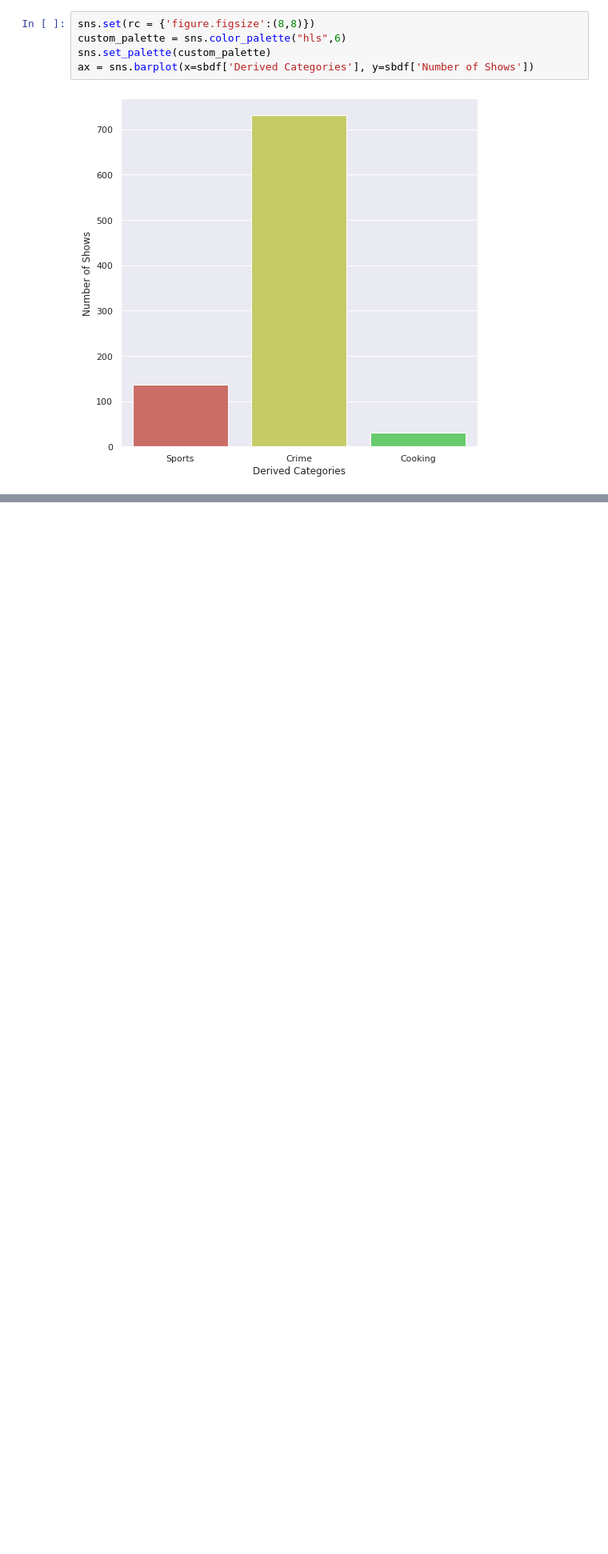
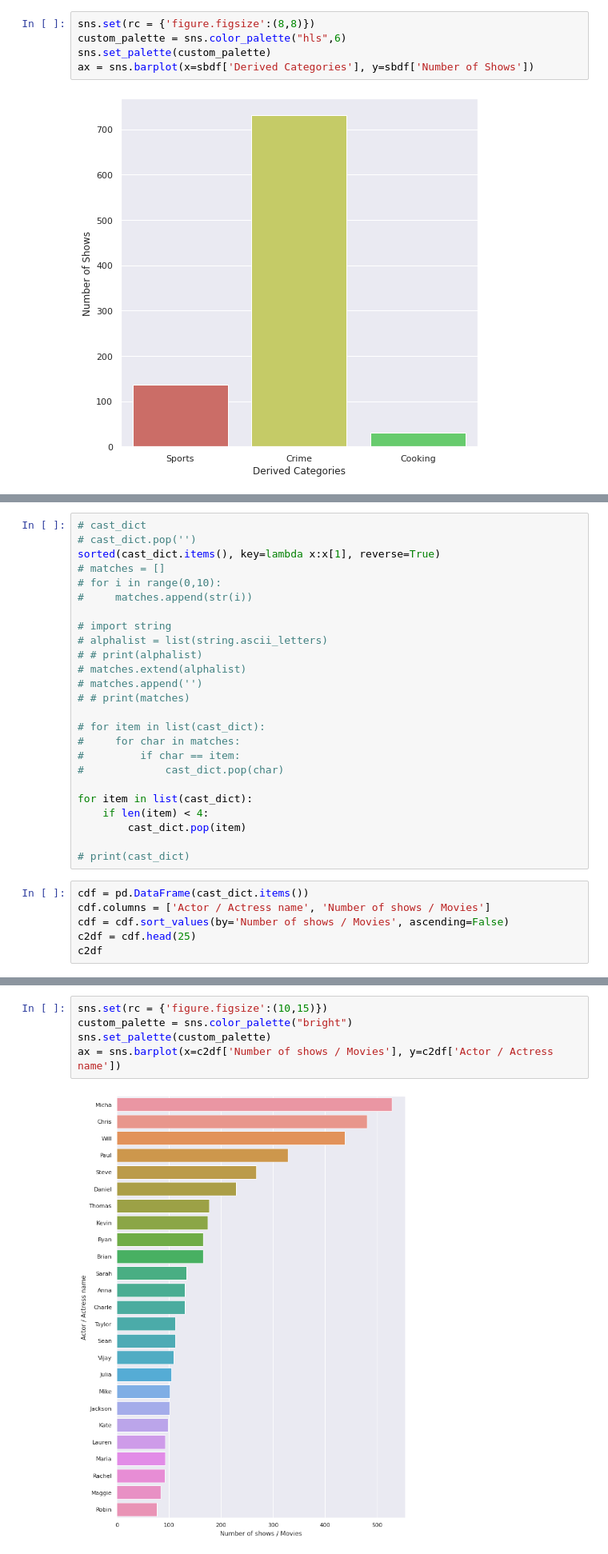
Before and after one commit to Ujwal-B/data_science_practice, a Jupyter notebook: amazonprimedataset-eda.ipynb, the cells around one changed output, grey strips where cells are left out. Shown at 80% size. Cells and saved outputs as stored; diff of their text form; blank space fills up the shorter version.

```diff
--- a/amazonprimedataset-eda.ipynb
+++ b/amazonprimedataset-eda.ipynb
@@ -277,0 +318,31 @@ ax = sns.barplot(x=sbdf['Derived Categories'], y=sbdf['Number of Shows'])
+# %%
+# cast_dict
+# cast_dict.pop('')
+sorted(cast_dict.items(), key=lambda x:x[1], reverse=True)
+# matches = []
+# for i in range(0,10):
+#     matches.append(str(i))
+
+# import string
+# alphalist = list(string.ascii_letters)
+# # print(alphalist)
+# matches.extend(alphalist)
+# matches.append('')
+# # print(matches)
+
+# for item in list(cast_dict):
+#     for char in matches:
+#         if char == item:
+#             cast_dict.pop(char)
+
+for item in list(cast_dict):
+    if len(item) < 4:
+        cast_dict.pop(item)
+
+# print(cast_dict)
+# %%
+cdf = pd.DataFrame(cast_dict.items())
+cdf.columns = ['Actor / Actress name', 'Number of shows / Movies']
+cdf = cdf.sort_values(by='Number of shows / Movies', ascending=False)
+c2df = cdf.head(25)
+c2df
@@ -277,0 +367,7 @@ ax = sns.barplot(x=sbdf['Derived Categories'], y=sbdf['Number of Shows'])
+# %%
+sns.set(rc = {'figure.figsize':(10,15)})
+custom_palette = sns.color_palette("bright")
+sns.set_palette(custom_palette)
+ax = sns.barplot(x=c2df['Number of shows / Movies'], y=c2df['Actor / Actress name'])
+# %% [output]
+[figure, added]
```
Also changed, not shown: parts of 22 cells of this notebook.
